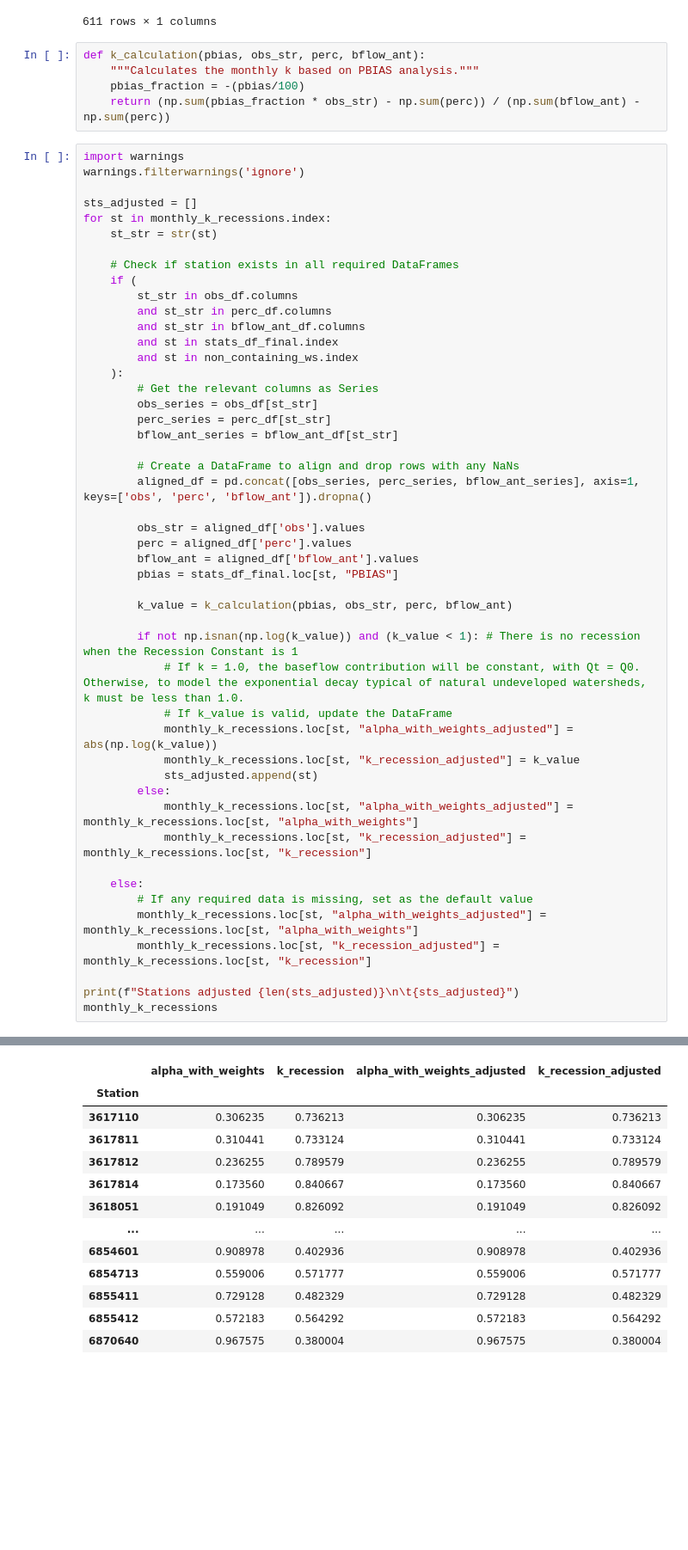
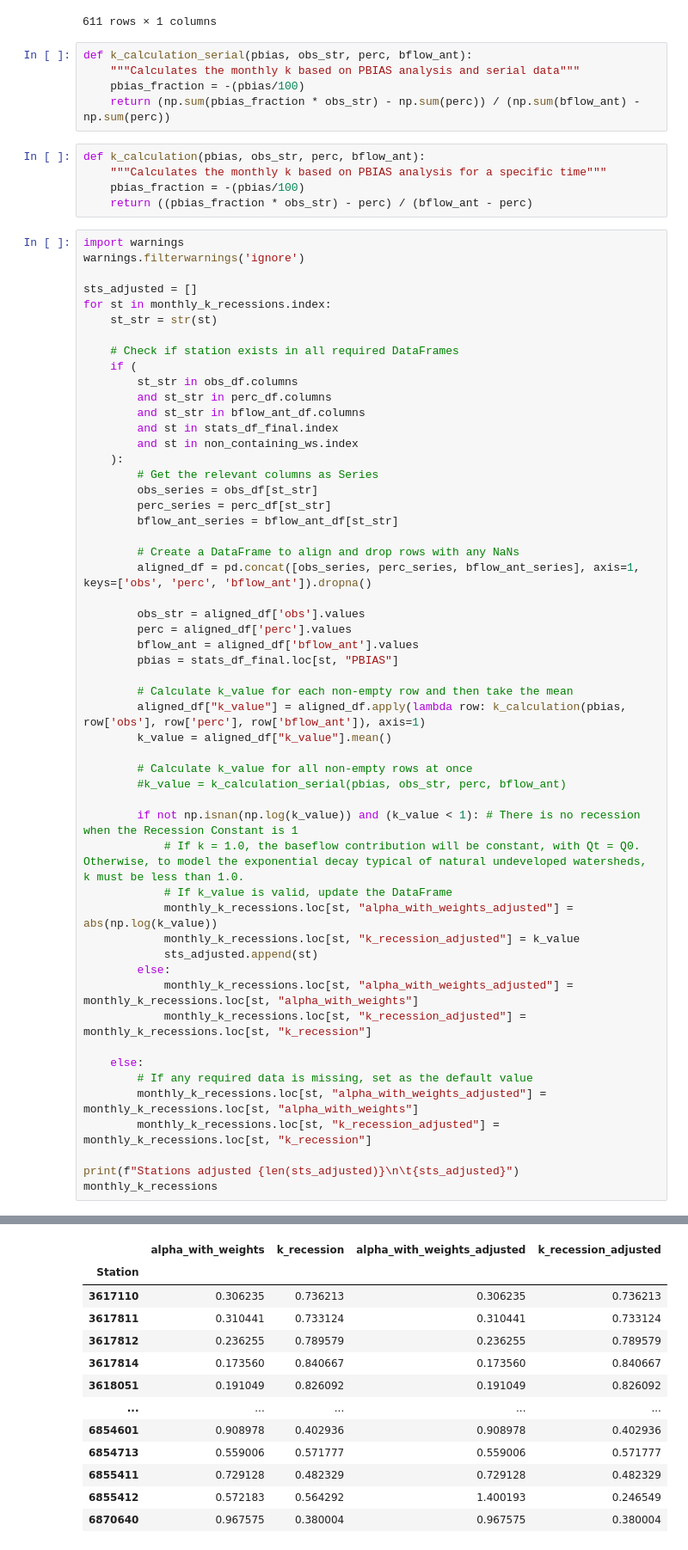
Before and after one commit to jevago262000/PhD_1-Water_Balance, a Jupyter notebook: 7.6.calibration_analysis.ipynb, the cells around one changed output, grey strips where cells are left out. Shown: that part at 86% size. Cells and saved outputs as stored; diff of their text form; blank space fills up the shorter version.

```diff
--- a/7.6.calibration_analysis.ipynb
+++ b/7.6.calibration_analysis.ipynb
@@ -154,10 +154,15 @@ non_containing_ws
 | 6870640 | 610 |
 611 rows × 1 columns
 # %%
-def k_calculation(pbias, obs_str, perc, bflow_ant):
-    """Calculates the monthly k based on PBIAS analysis."""
+def k_calculation_serial(pbias, obs_str, perc, bflow_ant):
+    """Calculates the monthly k based on PBIAS analysis and serial data"""
     pbias_fraction = -(pbias/100)
     return (np.sum(pbias_fraction * obs_str) - np.sum(perc)) / (np.sum(bflow_ant) - np.sum(perc))
+# %%
+def k_calculation(pbias, obs_str, perc, bflow_ant):
+    """Calculates the monthly k based on PBIAS analysis for a specific time"""
+    pbias_fraction = -(pbias/100)
+    return ((pbias_fraction * obs_str) - perc) / (bflow_ant - perc)
 # %%
 import warnings
 warnings.filterwarnings('ignore')
@@ -187,7 +192,12 @@ for st in monthly_k_recessions.index:
         bflow_ant = aligned_df['bflow_ant'].values
         pbias = stats_df_final.loc[st, "PBIAS"]
 
-        k_value = k_calculation(pbias, obs_str, perc, bflow_ant)
+        # Calculate k_value for each non-empty row and then take the mean
+        aligned_df["k_value"] = aligned_df.apply(lambda row: k_calculation(pbias, row['obs'], row['perc'], row['bflow_ant']), axis=1)
+        k_value = aligned_df["k_value"].mean()
+
+        # Calculate k_value for all non-empty rows at once
+        #k_value = k_calculation_serial(pbias, obs_str, perc, bflow_ant)
 
         if not np.isnan(np.log(k_value)) and (k_value < 1): # There is no recession when the Recession Constant is 1
             # If k = 1.0, the baseflow contribution will be constant, with Qt = Q0. Otherwise, to model the exponential decay typical of natural undeveloped watersheds, k must be less than 1.0.
@@ -212,15 +222,15 @@ Stations adjusted 2
 |  | alpha_with_weights | k_recession | alpha_with_weights_adjusted | k_recession_adjusted |
 | Station |  |  |  |  |
 | 3617110 | 0.306235 | 0.736213 | 0.306235 | 0.736213 |
 | 3617811 | 0.310441 | 0.733124 | 0.310441 | 0.733124 |
 | 3617812 | 0.236255 | 0.789579 | 0.236255 | 0.789579 |
 | 3617814 | 0.173560 | 0.840667 | 0.173560 | 0.840667 |
 | 3618051 | 0.191049 | 0.826092 | 0.191049 | 0.826092 |
 | ... | ... | ... | ... | ... |
 | 6854601 | 0.908978 | 0.402936 | 0.908978 | 0.402936 |
 | 6854713 | 0.559006 | 0.571777 | 0.559006 | 0.571777 |
 | 6855411 | 0.729128 | 0.482329 | 0.729128 | 0.482329 |
-| 6855412 | 0.572183 | 0.564292 | 0.572183 | 0.564292 |
+| 6855412 | 0.572183 | 0.564292 | 1.400193 | 0.246549 |
 | 6870640 | 0.967575 | 0.380004 | 0.967575 | 0.380004 |
 808 rows × 4 columns
 # %%
```
Also changed, not shown: parts of 2 cells of this notebook.
